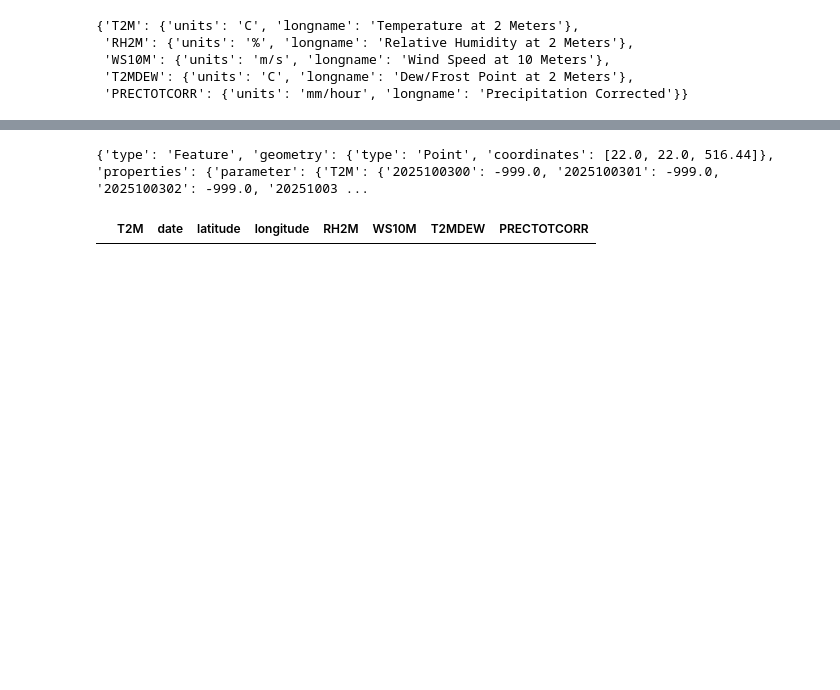
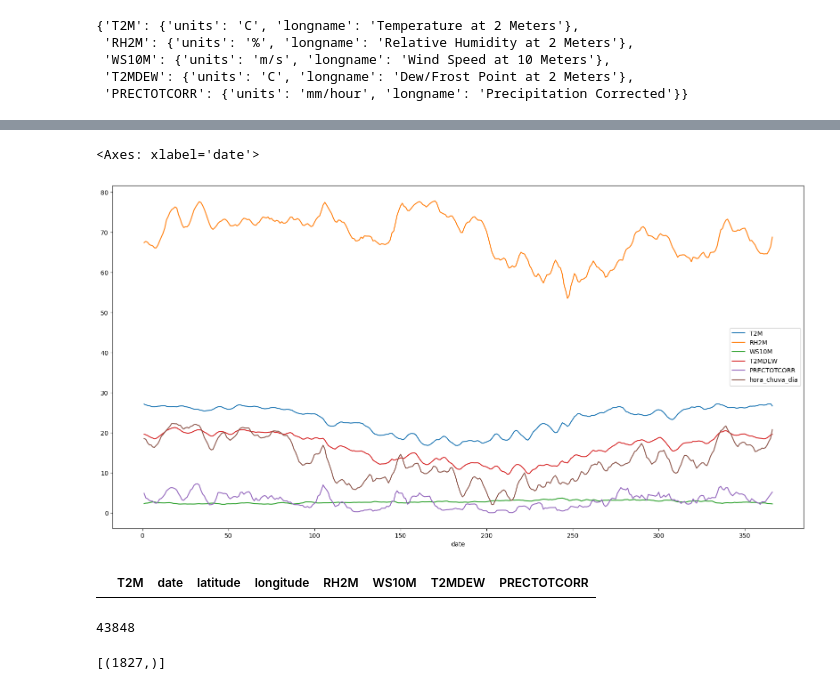
Before and after one commit to eduumach/spaceappschallenge-2025, a Jupyter notebook: experimento_dados.ipynb, the cells around one changed output, grey strips where cells are left out. Saved outputs shown, nothing was run; the diff lists cells and outputs as text; code cells hidden in the pictures; blank space fills up the shorter version.

```diff
--- a/experimento_dados.ipynb
+++ b/experimento_dados.ipynb
@@ -69,0 +87,20 @@ d.plot(figsize=(100,10), legend=True, x='date', y=['T2M', 'RH2M', 'WS10M', 'T2MD
+# %%
+from scipy.interpolate import make_splprep
+import numpy as np
+from scipy.interpolate import make_interp_spline
+
+campos = ['T2M', 'RH2M', 'WS10M', 'T2MDEW', 'PRECTOTCORR', 'hora_chuva_dia']
+by_day = d.copy()
+by_day = d.groupby(d['date'].dt.date).mean()
+by_day['hora_chuva_dia'] = (d['PRECTOTCORR'] > 0).groupby(d['date'].dt.date).sum()
+by_day.reindex(range(len(by_day)))
+
+window_size = 7
+convolution_window = np.ones(window_size) / window_size
+for campo in campos:
+    by_day[campo] = np.convolve(by_day[campo], convolution_window, mode='same')
+
+by_day = by_day.groupby(by_day['date'].dt.day_of_year).mean()
+print(by_day.head(20))
+by_day.plot(figsize=(20,10), legend=True, y=campos)
+# %% [output]
@@ -70,5 +124,14 @@ d.plot(figsize=(100,10), legend=True, x='date', y=['T2M', 'RH2M', 'WS10M', 'T2MD
+<Axes: xlabel='date'>
+[figure, added]
 # %%
-get_weather_data(22, 22, '20251003', '20251003').dropna()
+get_weather_data(22, 22, '20251002', '20251002').dropna()
 # %% [output]
-{'type': 'Feature', 'geometry': {'type': 'Point', 'coordinates': [22.0, 22.0, 516.44]}, 'properties': {'parameter': {'T2M': {'2025100300': -999.0, '2025100301': -999.0, '2025100302': -999.0, '20251003 ...
 |  | T2M | date | latitude | longitude | RH2M | WS10M | T2MDEW | PRECTOTCORR |
+# %%
+d.to_sql("weather_data", db, if_exists='replace', index=False)
+# %% [output]
+43848
+# %%
+cursor.execute("select count(*) from weather_data").fetchall()
+# %% [output]
+[(1827,)]
```
Also changed, not shown: parts of 6 cells of this notebook, 1 other file.
